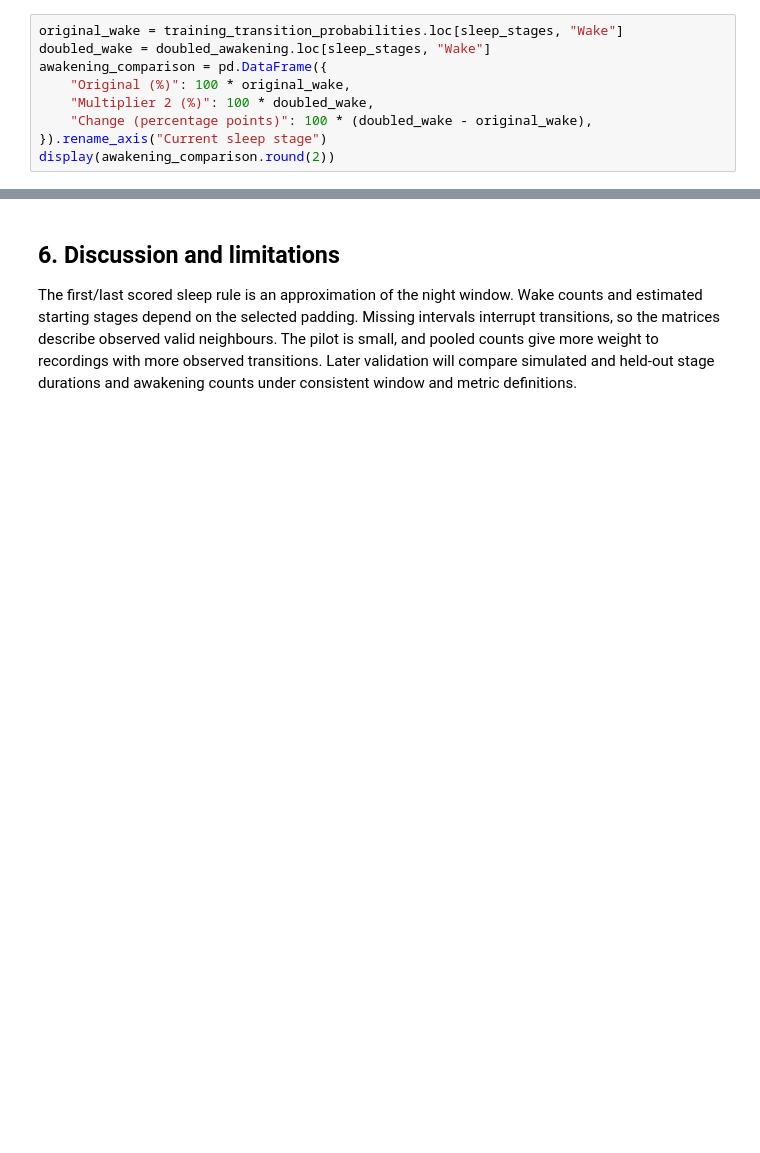
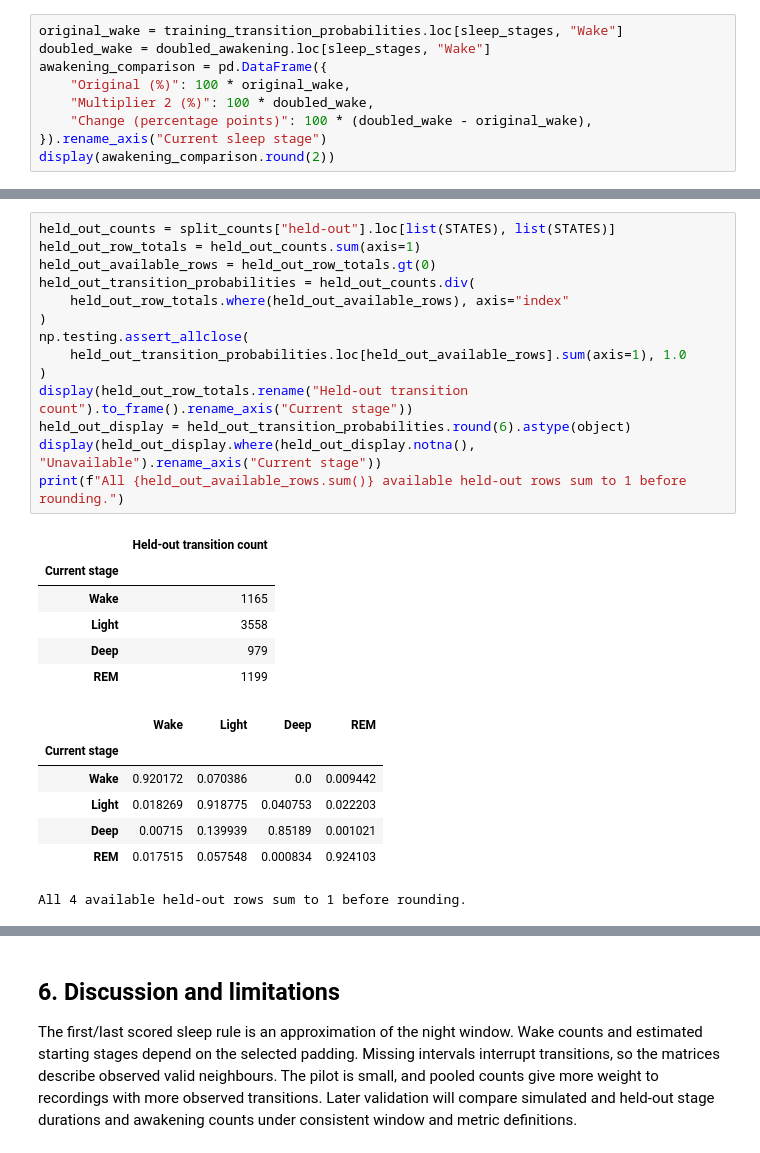
Before and after one commit to ShenalSilvaSD/Human-Sleep-Cycle-Simulator, a Jupyter notebook: notebook/Human_Sleep_Cycle_Simulator.ipynb, the cells around one changed output, grey strips where cells are left out. Drawn from its saved outputs; the diff is of its cells as text; blank space fills up the shorter version.

```diff
--- a/notebook/Human_Sleep_Cycle_Simulator.ipynb
+++ b/notebook/Human_Sleep_Cycle_Simulator.ipynb
@@ -515,0 +1030,28 @@ display(awakening_comparison.round(2))
+# %%
+held_out_counts = split_counts["held-out"].loc[list(STATES), list(STATES)]
+held_out_row_totals = held_out_counts.sum(axis=1)
+held_out_available_rows = held_out_row_totals.gt(0)
+held_out_transition_probabilities = held_out_counts.div(
+    held_out_row_totals.where(held_out_available_rows), axis="index"
+)
+np.testing.assert_allclose(
+    held_out_transition_probabilities.loc[held_out_available_rows].sum(axis=1), 1.0
+)
+display(held_out_row_totals.rename("Held-out transition count").to_frame().rename_axis("Current stage"))
+held_out_display = held_out_transition_probabilities.round(6).astype(object)
+display(held_out_display.where(held_out_display.notna(), "Unavailable").rename_axis("Current stage"))
+print(f"All {held_out_available_rows.sum()} available held-out rows sum to 1 before rounding.")
+# %% [output]
+|  | Held-out transition count |
+| Current stage |  |
+| Wake | 1165 |
+| Light | 3558 |
+| Deep | 979 |
+| REM | 1199 |
+|  | Wake | Light | Deep | REM |
+| Current stage |  |  |  |  |
+| Wake | 0.920172 | 0.070386 | 0.0 | 0.009442 |
+| Light | 0.018269 | 0.918775 | 0.040753 | 0.022203 |
+| Deep | 0.00715 | 0.139939 | 0.85189 | 0.001021 |
+| REM | 0.017515 | 0.057548 | 0.000834 | 0.924103 |
+All 4 available held-out rows sum to 1 before rounding.
```
Also changed, not shown: parts of 42 cells of this notebook.
